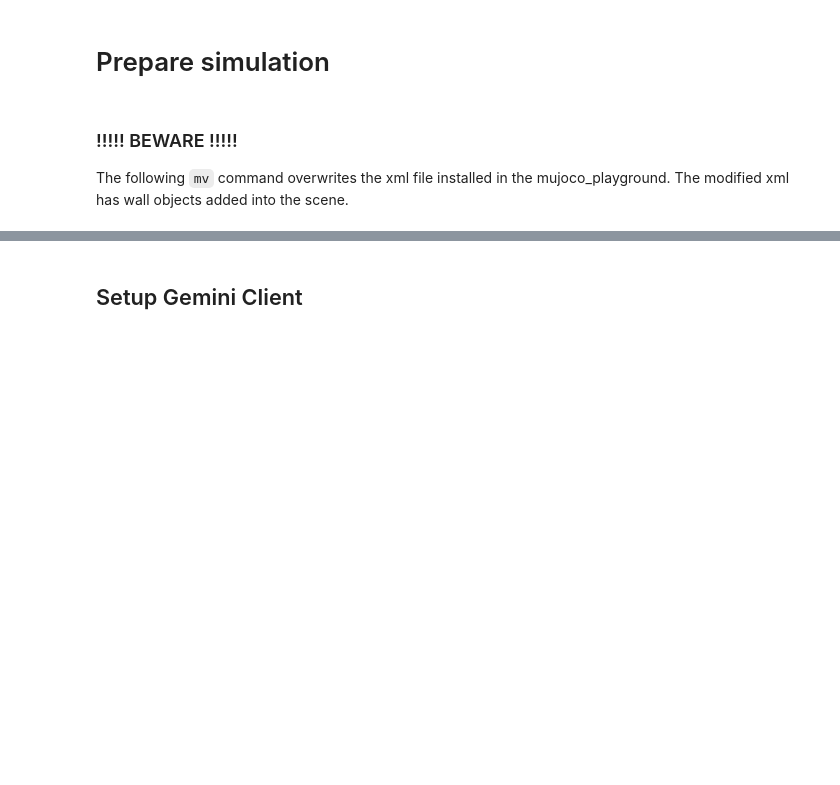
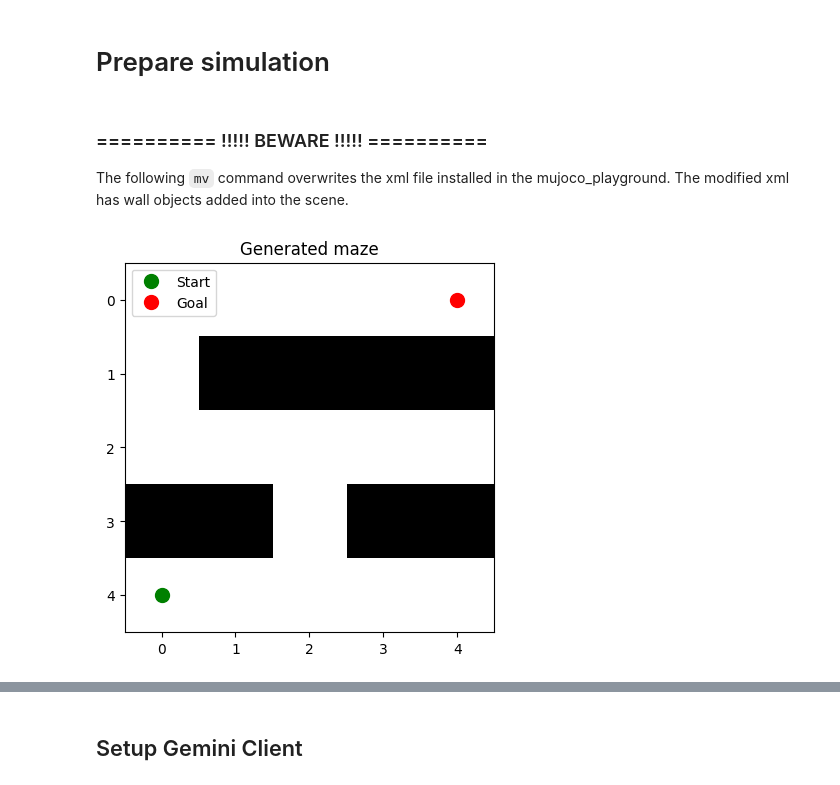
Before and after one commit to shaoanlu/llm_mjx_go1_playground, a Jupyter notebook: examples/llm_navigation.ipynb, the cells around one changed output, grey strips where cells are left out. Cells and saved outputs as stored; diff of their text form; code cells hidden in the pictures; blank space fills up the shorter version.

```diff
--- a/examples/llm_navigation.ipynb
+++ b/examples/llm_navigation.ipynb
@@ -33,5 +34,5 @@ fatal: destination path 'llm_mjx_go1_playground' already exists and is not an em
 # %% [markdown]
 # Prepare simulation
 # %% [markdown]
-### !!!!! BEWARE !!!!!
+### ========== !!!!! BEWARE !!!!! ==========
 The following `mv` command overwrites the xml file installed in the mujoco_playground. The modified xml has wall objects added into the scene.
@@ -38 +41,19 @@ The following `mv` command overwrites the xml file installed in the mujoco_playg
+# %%
+grid, random_maze_xml = generate_maze_xml()
+
+# flips to have origin at bottom-left and goal top-right
+im = (np.stack((grid.T[::-1, :],) * 3, axis=-1) * 255).astype(np.uint8)
+plt.title("Generated maze")
+plt.imshow(im)
+plt.plot(0.0, 4.0, "go", markersize=10, label="Start")
+plt.plot(4, 0, "ro", markersize=10, label="Goal")
+plt.legend(loc="upper left")
+plt.show()
+
+!rm -rf scene_mjx_maze_flat_terrain.xml
+f = open("scene_mjx_maze_flat_terrain.xml", "a")
+f.write(random_maze_xml)
+f.close()
+# %% [output]
+[figure, added]
 # %%
```
Also changed, not shown: parts of 10 cells of this notebook, 2 other files.
